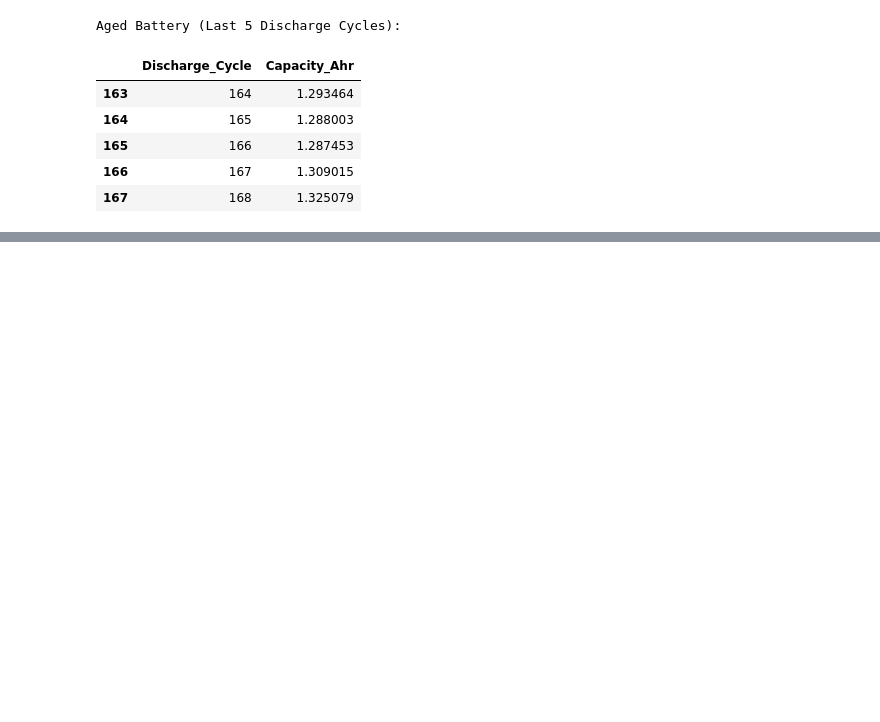
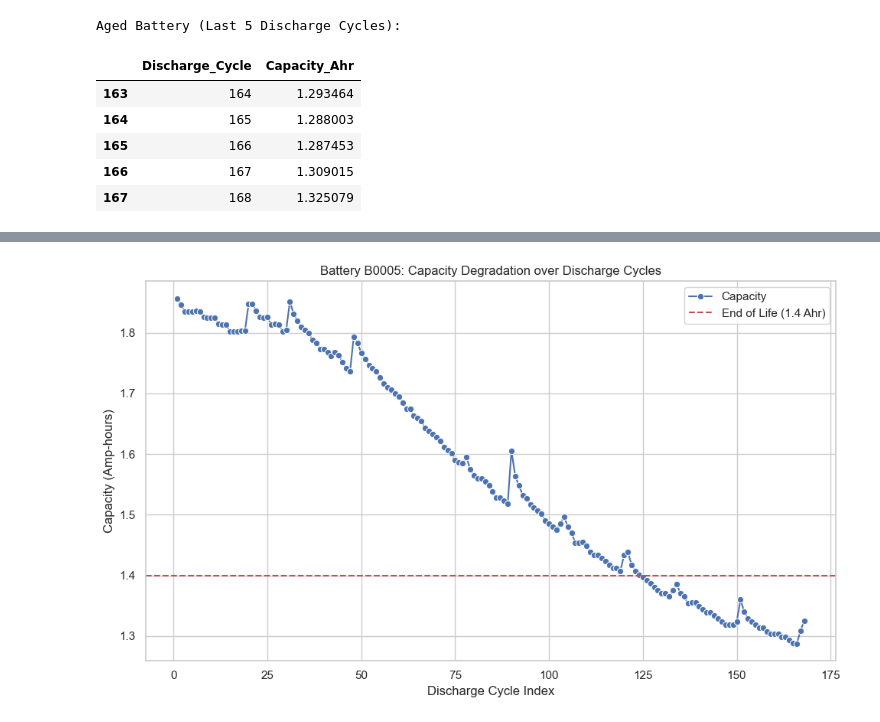
Before and after one commit to barada02/ML_ON_Battery, a Jupyter notebook: EDA/eda1.ipynb, the cells around one changed output, grey strips where cells are left out. Drawn from its saved outputs; the diff is of its cells as text; code cells hidden in the pictures; blank space fills up the shorter version.

Commit message:
eda plot

```diff
--- a/EDA/eda1.ipynb
+++ b/EDA/eda1.ipynb
@@ -152,0 +156,33 @@ Aged Battery (Last 5 Discharge Cycles):
+# %%
+import matplotlib.pyplot as plt
+import seaborn as sns
+
+# Set a nice style
+sns.set_theme(style="whitegrid")
+
+plt.figure(figsize=(10, 6))
+
+# Plot the degradation curve
+sns.lineplot(
+    data=df_capacity,
+    x='Discharge_Cycle',
+    y='Capacity_Ahr',
+    marker='o',
+    color='b',
+    label='Capacity'
+)
+
+# Add a dashed horizontal line for the End of Life (SoH = 70%)
+# The README states EOL is dropping from 2.0 to 1.4 Ahr.
+eol_threshold = 1.4
+plt.axhline(y=eol_threshold, color='r', linestyle='--', label='End of Life (1.4 Ahr)')
+
+plt.title('Battery B0005: Capacity Degradation over Discharge Cycles')
+plt.xlabel('Discharge Cycle Index')
+plt.ylabel('Capacity (Amp-hours)')
+plt.legend()
+
+plt.tight_layout()
+plt.show()
+# %% [output]
+[figure, added]
```
Also changed, not shown: parts of 1 cell of this notebook.
